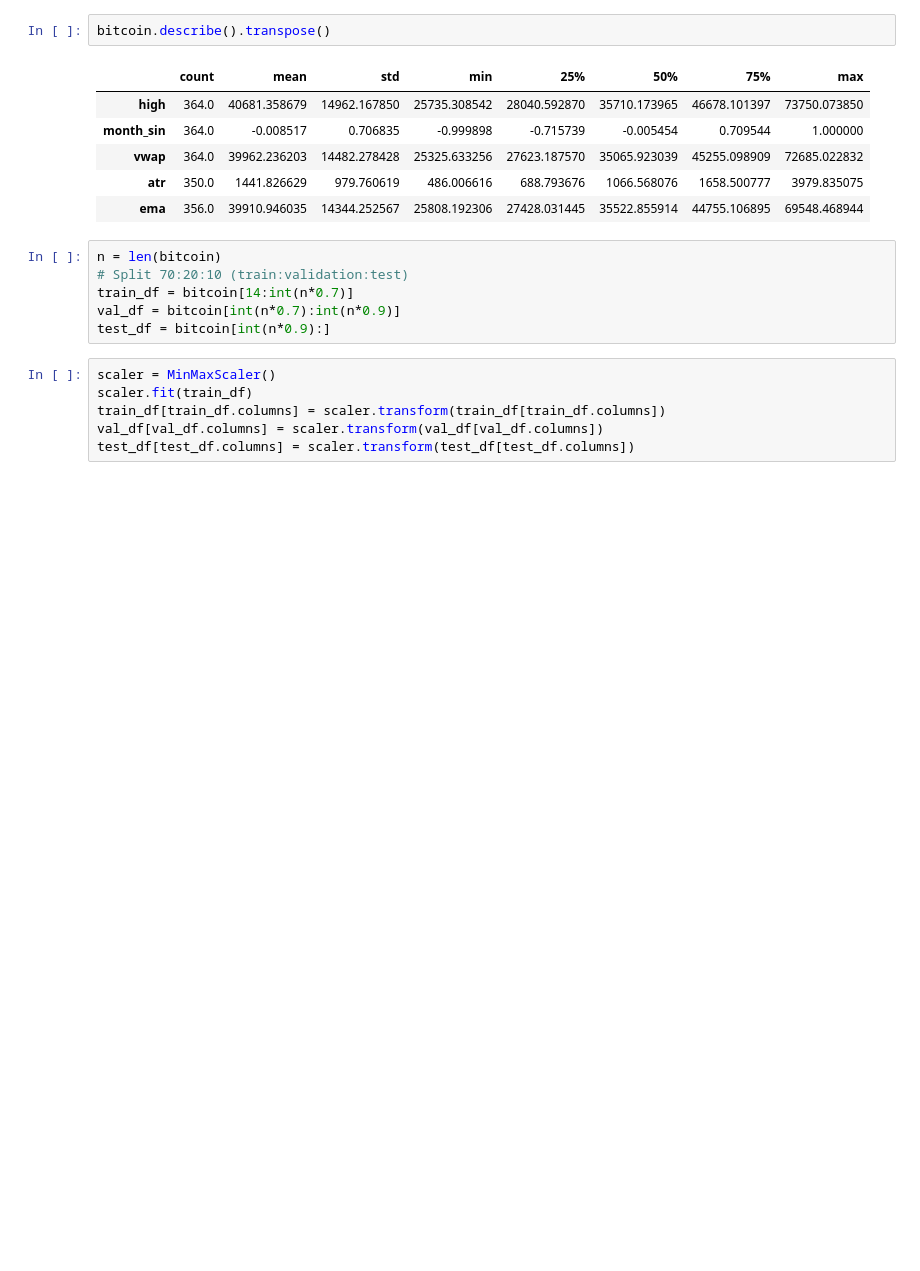
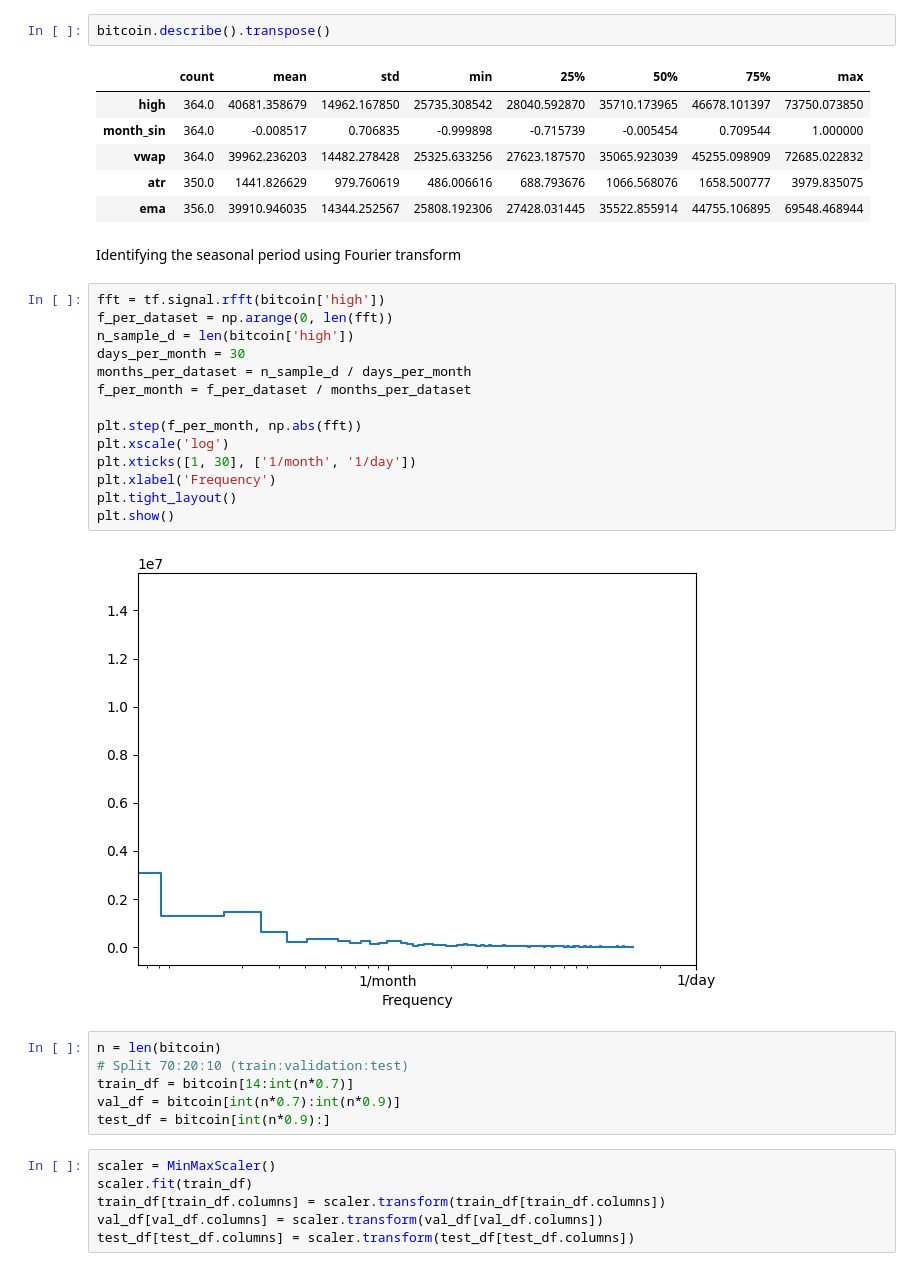
Before and after one commit to baloochyb/PricePrediction, a Jupyter notebook: cnn.ipynb, the cells around one changed output. Cells and saved outputs as stored; diff of their text form; blank space fills up the shorter version.

```diff
--- a/cnn.ipynb
+++ b/cnn.ipynb
@@ -54,6 +54,24 @@ bitcoin.describe().transpose()
 | vwap | 364.0 | 39962.236203 | 14482.278428 | 25325.633256 | 27623.187570 | 35065.923039 | 45255.098909 | 72685.022832 |
 | atr | 350.0 | 1441.826629 | 979.760619 | 486.006616 | 688.793676 | 1066.568076 | 1658.500777 | 3979.835075 |
 | ema | 356.0 | 39910.946035 | 14344.252567 | 25808.192306 | 27428.031445 | 35522.855914 | 44755.106895 | 69548.468944 |
+# %% [markdown]
+Identifying the seasonal period using Fourier transform
+# %%
+fft = tf.signal.rfft(bitcoin['high'])
+f_per_dataset = np.arange(0, len(fft))
+n_sample_d = len(bitcoin['high'])
+days_per_month = 30
+months_per_dataset = n_sample_d / days_per_month
+f_per_month = f_per_dataset / months_per_dataset
+
+plt.step(f_per_month, np.abs(fft))
+plt.xscale('log')
+plt.xticks([1, 30], ['1/month', '1/day'])
+plt.xlabel('Frequency')
+plt.tight_layout()
+plt.show()
+# %% [output]
+[figure, added]
 # %%
 n = len(bitcoin)
 # Split 70:20:10 (train:validation:test)
```
